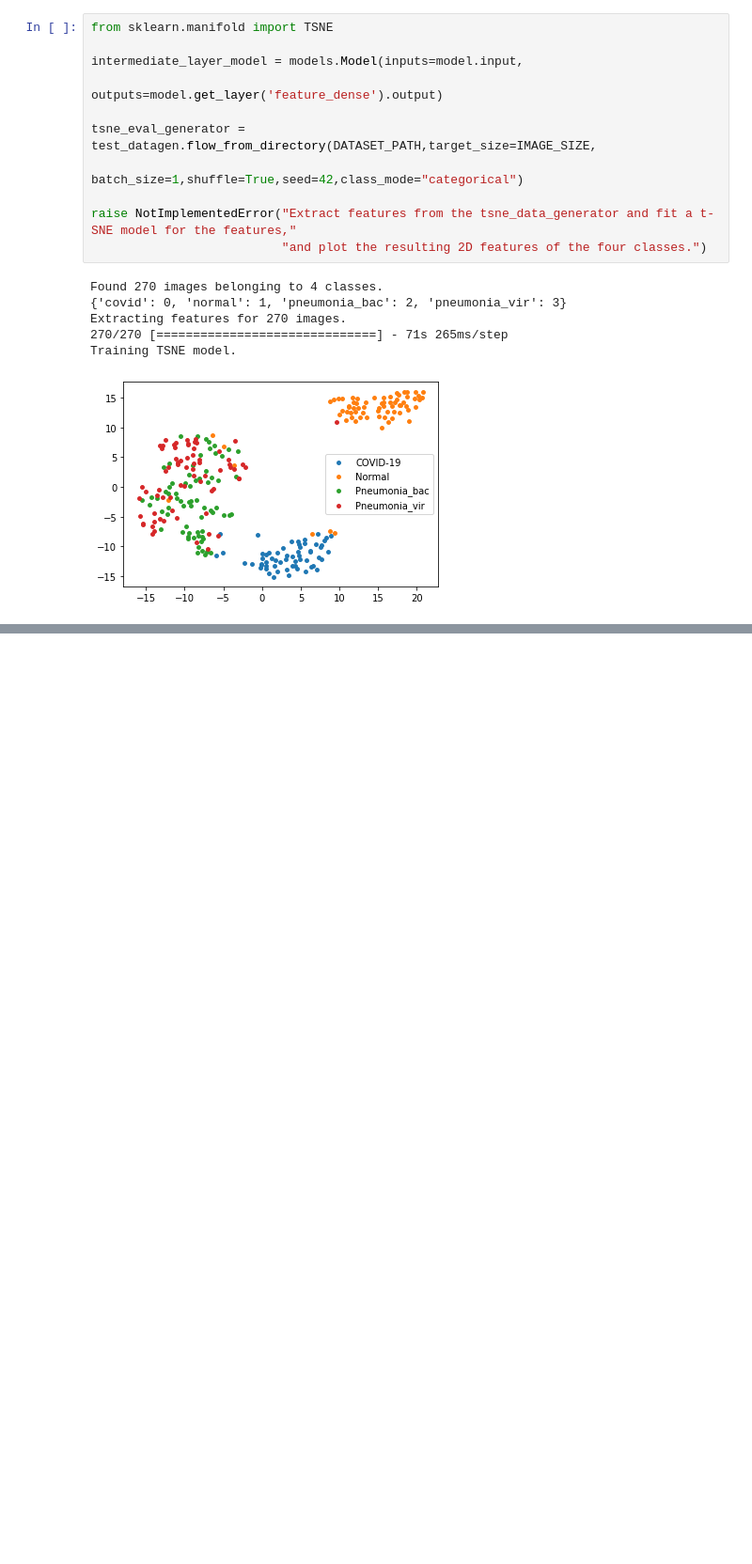
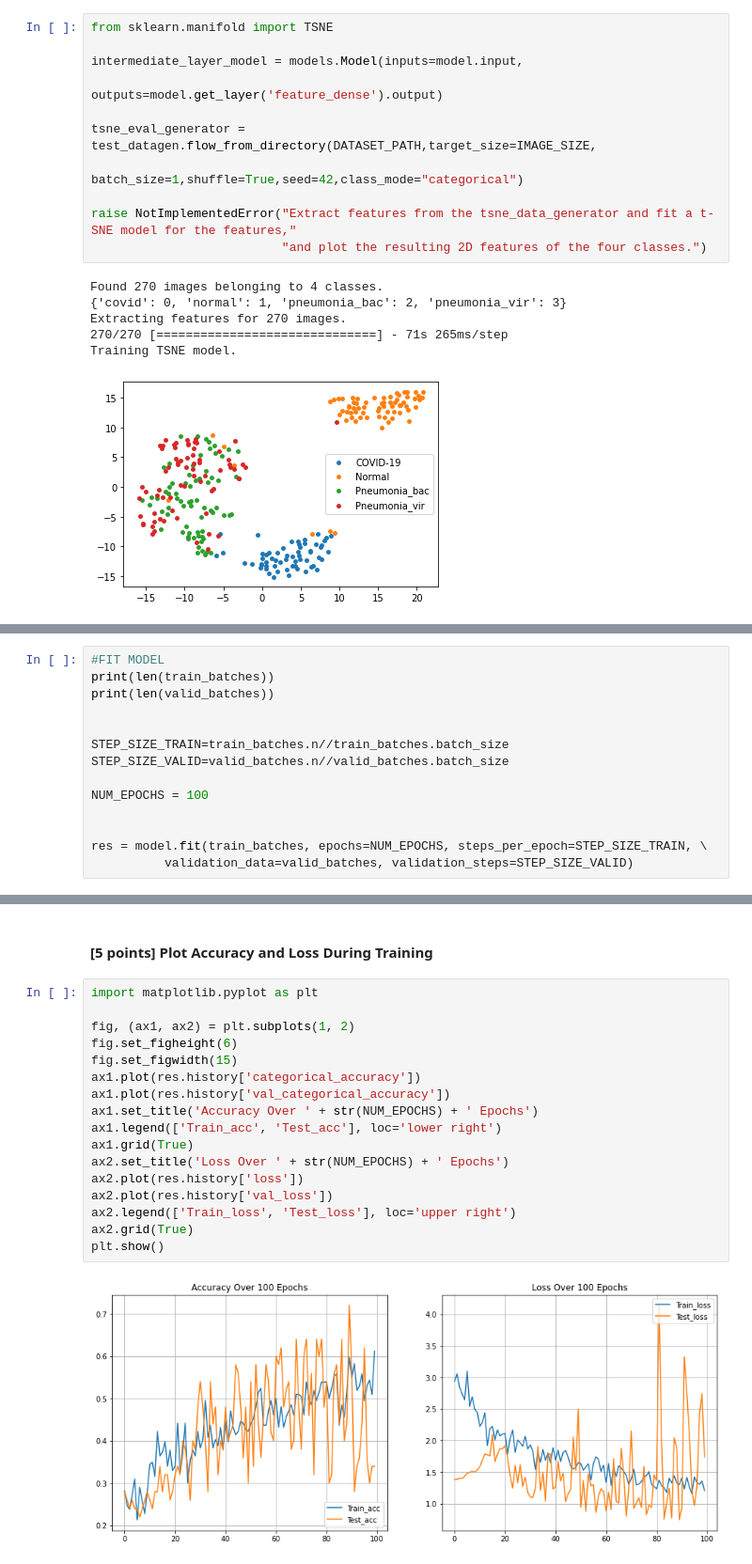
Before and after one commit to RichardChen123/CS440-Class-Challenge, a Jupyter notebook: task2.ipynb, the cells around one changed output, grey strips where cells are left out. Shown at 94% size. Drawn from its saved outputs; the diff is of its cells as text; blank space fills up the shorter version.

```diff
--- a/task2.ipynb
+++ b/task2.ipynb
@@ -214,0 +510,14 @@ Training TSNE model.
+# %%
+#FIT MODEL
+print(len(train_batches))
+print(len(valid_batches))
+
+
+STEP_SIZE_TRAIN=train_batches.n//train_batches.batch_size
+STEP_SIZE_VALID=valid_batches.n//valid_batches.batch_size
+
+NUM_EPOCHS = 100
+
+
+res = model.fit(train_batches, epochs=NUM_EPOCHS, steps_per_epoch=STEP_SIZE_TRAIN, \
+          validation_data=valid_batches, validation_steps=STEP_SIZE_VALID)
@@ -214,0 +542,21 @@ Training TSNE model.
+# %% [markdown]
+#### [5 points] Plot Accuracy and Loss During Training
+# %%
+import matplotlib.pyplot as plt
+
+fig, (ax1, ax2) = plt.subplots(1, 2)
+fig.set_figheight(6)
+fig.set_figwidth(15)
+ax1.plot(res.history['categorical_accuracy'])
+ax1.plot(res.history['val_categorical_accuracy'])
+ax1.set_title('Accuracy Over ' + str(NUM_EPOCHS) + ' Epochs')
+ax1.legend(['Train_acc', 'Test_acc'], loc='lower right')
+ax1.grid(True)
+ax2.set_title('Loss Over ' + str(NUM_EPOCHS) + ' Epochs')
+ax2.plot(res.history['loss'])
+ax2.plot(res.history['val_loss'])
+ax2.legend(['Train_loss', 'Test_loss'], loc='upper right')
+ax2.grid(True)
+plt.show()
+# %% [output]
+[figure, added]
```
Also changed, not shown: parts of 37 cells of this notebook.
